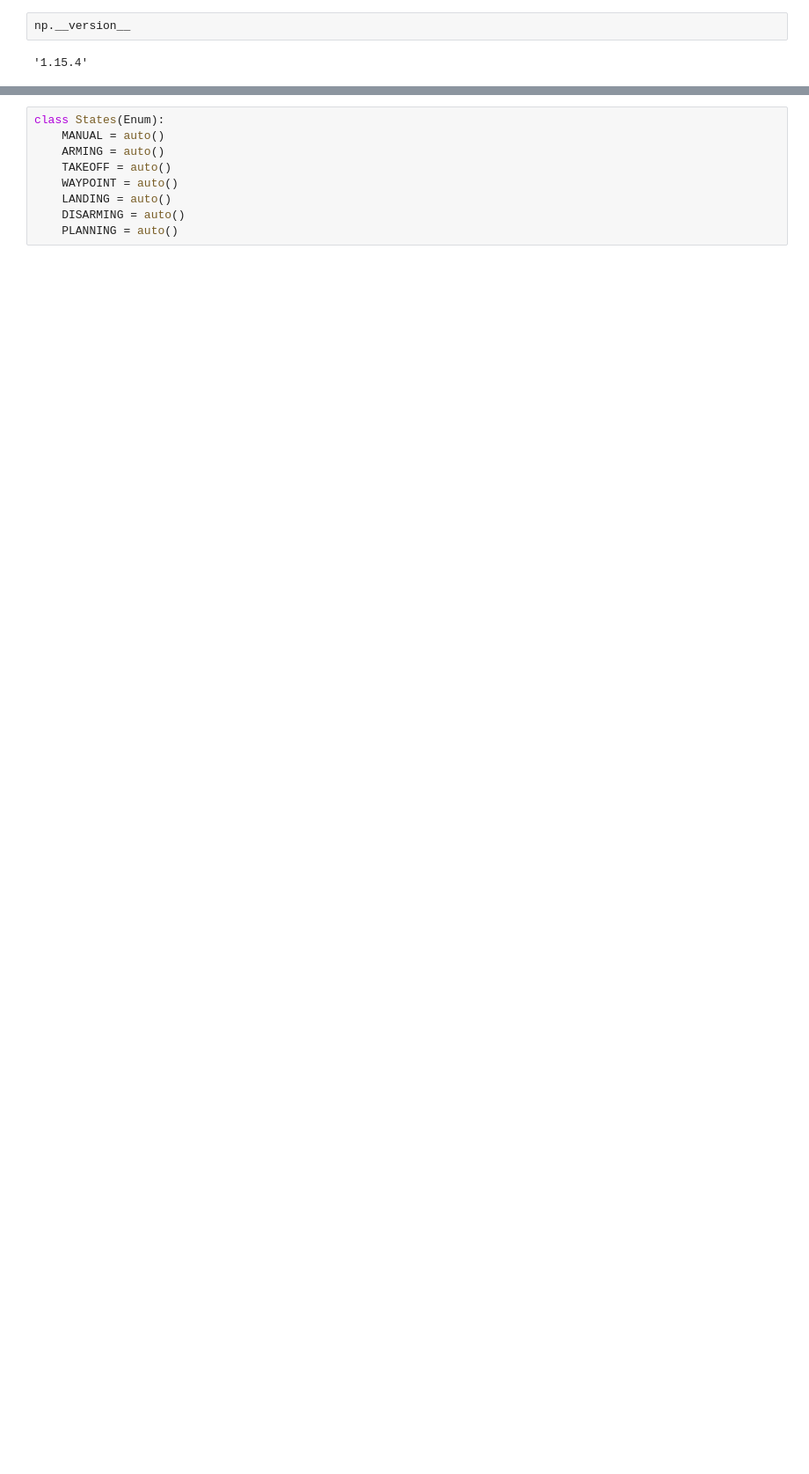
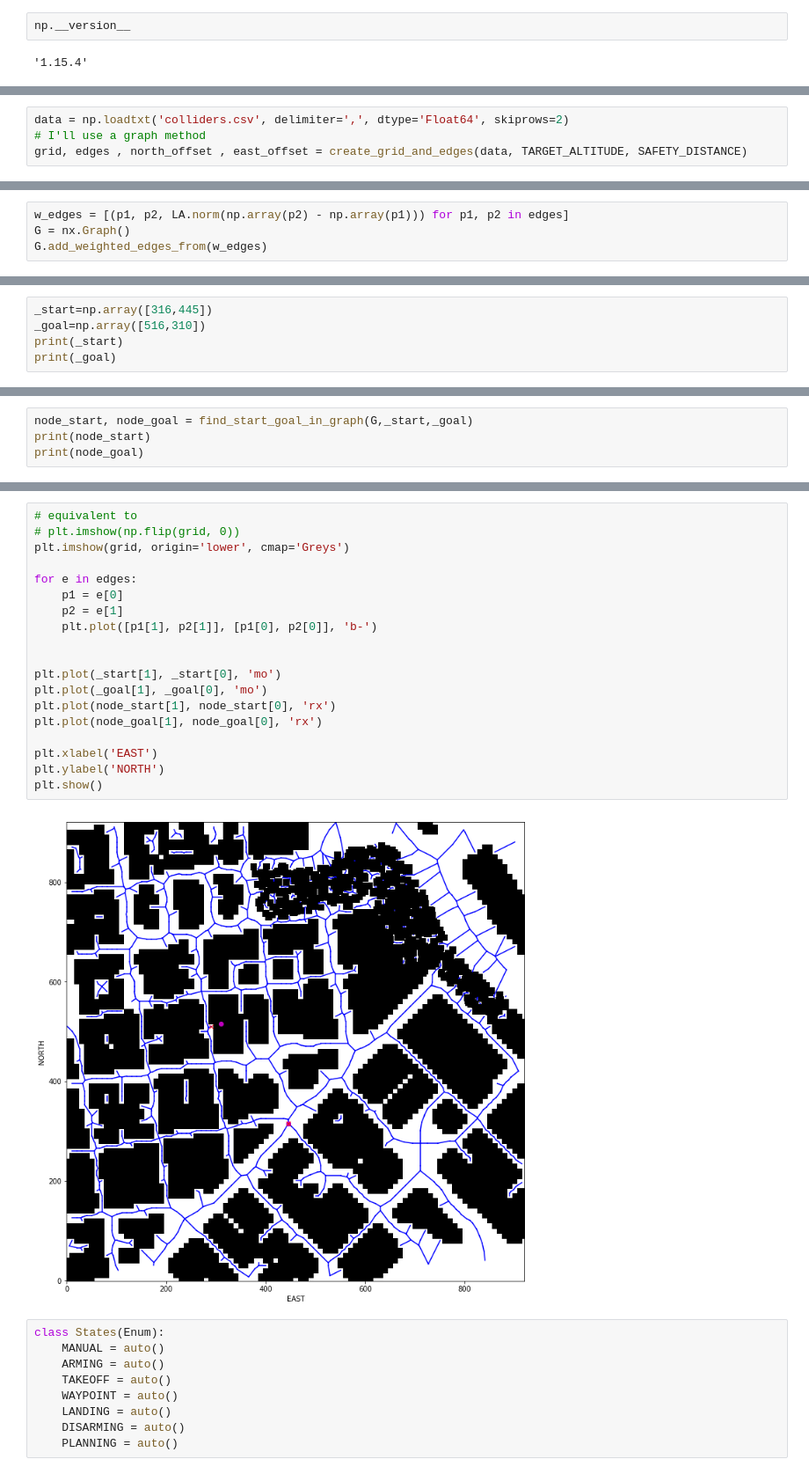
Before and after one commit to lakcv/FCND-Motion-Planning, a Jupyter notebook: Untitled.ipynb, the cells around one changed output, grey strips where cells are left out. Shown: that part at 88% size. Drawn from its saved outputs; the diff is of its cells as text; blank space fills up the shorter version.

Commit message:
Move graphe to init, but still does not work

```diff
--- a/Untitled.ipynb
+++ b/Untitled.ipynb
@@ -40,0 +41,4 @@ utm.from_latlon(lat0 , lon0)
+# %%
+data = np.loadtxt('colliders.csv', delimiter=',', dtype='Float64', skiprows=2)
+# I'll use a graph method
+grid, edges , north_offset , east_offset = create_grid_and_edges(data, TARGET_ALTITUDE, SAFETY_DISTANCE)
@@ -40,0 +53,4 @@ utm.from_latlon(lat0 , lon0)
+# %%
+w_edges = [(p1, p2, LA.norm(np.array(p2) - np.array(p1))) for p1, p2 in edges]
+G = nx.Graph()
+G.add_weighted_edges_from(w_edges)
@@ -40,0 +66,5 @@ utm.from_latlon(lat0 , lon0)
+# %%
+_start=np.array([316,445])
+_goal=np.array([516,310])
+print(_start)
+print(_goal)
@@ -40,0 +74,4 @@ utm.from_latlon(lat0 , lon0)
+# %%
+node_start, node_goal = find_start_goal_in_graph(G,_start,_goal)
+print(node_start)
+print(node_goal)
@@ -41,3 +81,24 @@ utm.from_latlon(lat0 , lon0)
+# %%
+# equivalent to
+# plt.imshow(np.flip(grid, 0))
+plt.imshow(grid, origin='lower', cmap='Greys')
+
+for e in edges:
+    p1 = e[0]
+    p2 = e[1]
+    plt.plot([p1[1], p2[1]], [p1[0], p2[0]], 'b-')
+
+
+plt.plot(_start[1], _start[0], 'mo')
+plt.plot(_goal[1], _goal[0], 'mo')
+plt.plot(node_start[1], node_start[0], 'rx')
+plt.plot(node_goal[1], node_goal[0], 'rx')
+
+plt.xlabel('EAST')
+plt.ylabel('NORTH')
+plt.show()
+# %% [output]
+[figure, added]
 # %%
 class States(Enum):
     MANUAL = auto()
```
Also changed, not shown: parts of 13 cells of this notebook, 2 other files.
